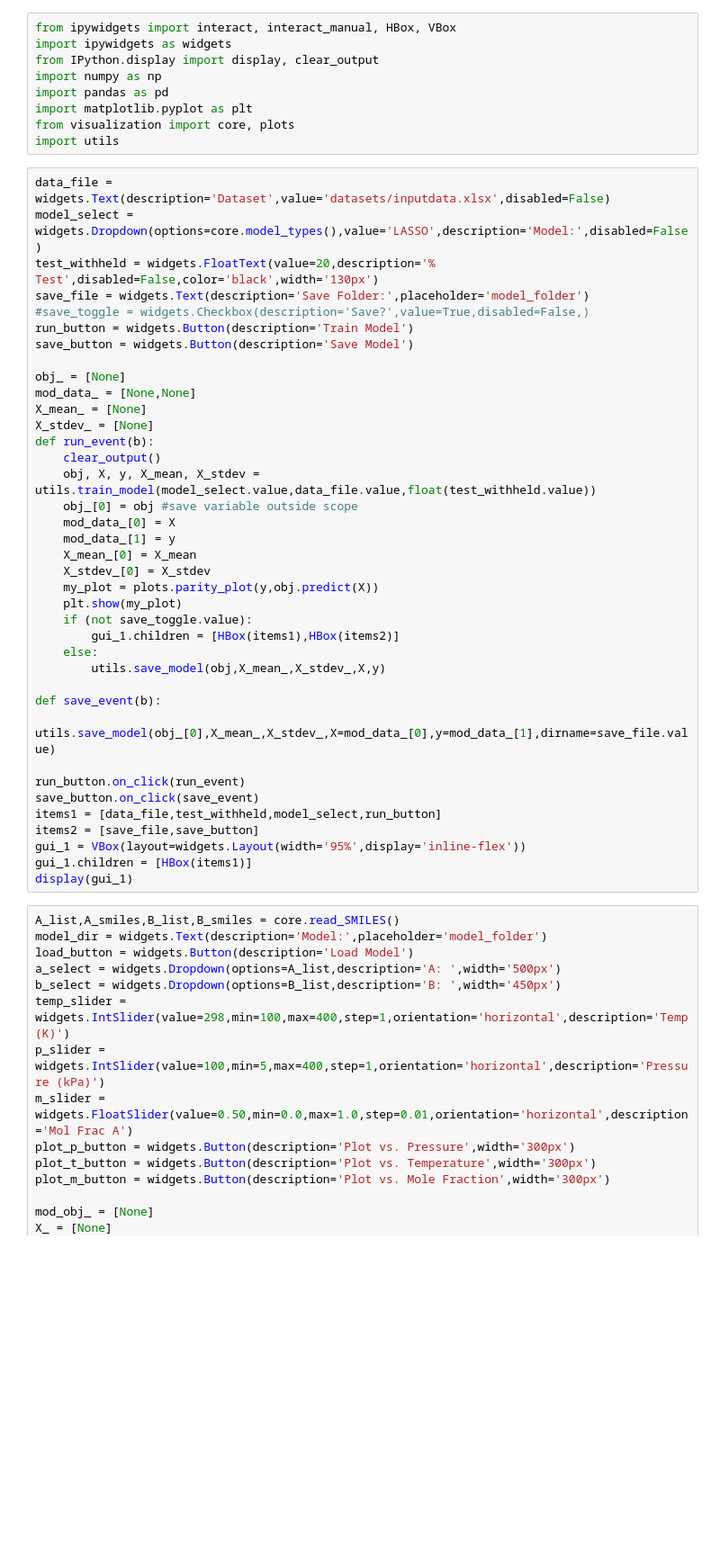
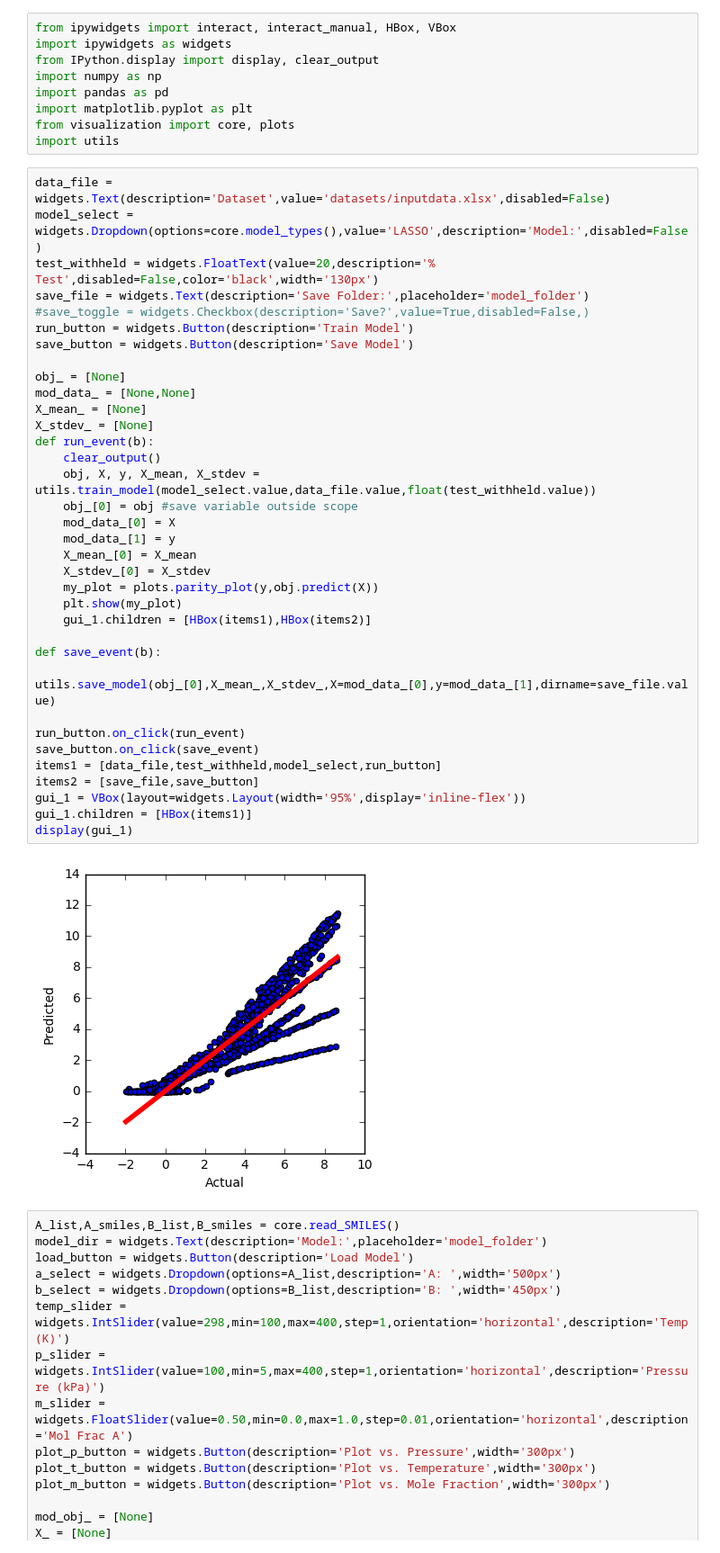
Before and after one commit to joekasp/ionic_liquids, a Jupyter notebook: ionic_liquids/Interface.ipynb, the cells around one changed output. Shown at 90% size. Cells and saved outputs as stored; diff of their text form; blank space fills up the shorter version.

Commit message:
Small visual improvements

```diff
--- a/ionic_liquids/Interface.ipynb
+++ b/ionic_liquids/Interface.ipynb
@@ -14,37 +14,36 @@ test_withheld = widgets.FloatText(value=20,description='% Test',disabled=False,c
 save_file = widgets.Text(description='Save Folder:',placeholder='model_folder')
 #save_toggle = widgets.Checkbox(description='Save?',value=True,disabled=False,)
 run_button = widgets.Button(description='Train Model')
 save_button = widgets.Button(description='Save Model')
 
 obj_ = [None]
 mod_data_ = [None,None]
 X_mean_ = [None]
 X_stdev_ = [None]
 def run_event(b):
     clear_output()
     obj, X, y, X_mean, X_stdev = utils.train_model(model_select.value,data_file.value,float(test_withheld.value))
     obj_[0] = obj #save variable outside scope
     mod_data_[0] = X
     mod_data_[1] = y
     X_mean_[0] = X_mean
     X_stdev_[0] = X_stdev
     my_plot = plots.parity_plot(y,obj.predict(X))
     plt.show(my_plot)
-    if (not save_toggle.value):
-        gui_1.children = [HBox(items1),HBox(items2)]
-    else:
-        utils.save_model(obj,X_mean_,X_stdev_,X,y)
+    gui_1.children = [HBox(items1),HBox(items2)]
 
 def save_event(b):
     utils.save_model(obj_[0],X_mean_,X_stdev_,X=mod_data_[0],y=mod_data_[1],dirname=save_file.value)
 
 run_button.on_click(run_event)
 save_button.on_click(save_event)
 items1 = [data_file,test_withheld,model_select,run_button]
 items2 = [save_file,save_button]
 gui_1 = VBox(layout=widgets.Layout(width='95%',display='inline-flex'))
 gui_1.children = [HBox(items1)]
 display(gui_1)
+# %% [output]
+[figure, added]
 # %%
 A_list,A_smiles,B_list,B_smiles = core.read_SMILES()
 model_dir = widgets.Text(description='Model:',placeholder='model_folder')
```
Also changed, not shown: 2 other files.
